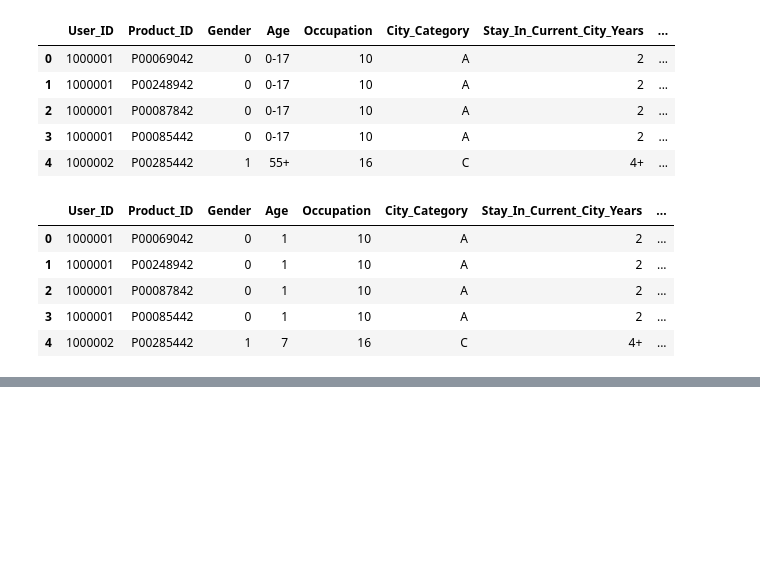
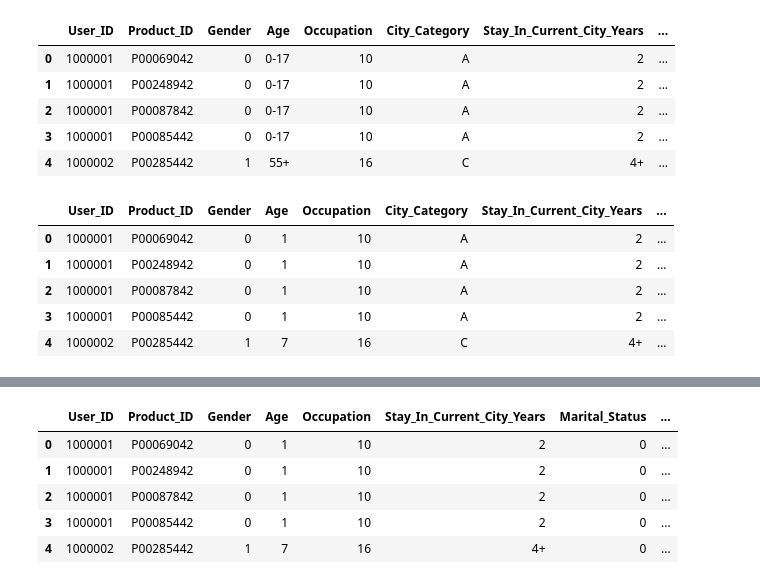
Before and after one commit to sai14karthik/Black-Friday-, a Jupyter notebook: code.ipynb, the cells around one changed output, grey strips where cells are left out. Cells and saved outputs as stored; diff of their text form; code cells hidden in the pictures; blank space fills up the shorter version.

```diff
--- a/code.ipynb
+++ b/code.ipynb
@@ -111,3 +111,6 @@ df.head()
 | 2 | 1000001 | P00087842 | 0 | 1 | 10 | A | 2 | ... |
 | 3 | 1000001 | P00085442 | 0 | 1 | 10 | A | 2 | ... |
 | 4 | 1000002 | P00285442 | 1 | 7 | 16 | C | 4+ | ... |
+# %%
+df_city=pd.get_dummies(df['City_Category'],drop_first=True)
+df_city.head()
@@ -113,0 +124,3 @@ df.head()
+# %%
+df_city=df_city*1
+df_city.head()
@@ -113,0 +134,12 @@ df.head()
+# %%
+df=pd.concat([df,df_city], axis=1)
+df.head()
+df.drop('City_Category' ,axis=1, inplace=True)
+df.head()
+# %% [output]
+|  | User_ID | Product_ID | Gender | Age | Occupation | Stay_In_Current_City_Years | Marital_Status | ... |
+| 0 | 1000001 | P00069042 | 0 | 1 | 10 | 2 | 0 | ... |
+| 1 | 1000001 | P00248942 | 0 | 1 | 10 | 2 | 0 | ... |
+| 2 | 1000001 | P00087842 | 0 | 1 | 10 | 2 | 0 | ... |
+| 3 | 1000001 | P00085442 | 0 | 1 | 10 | 2 | 0 | ... |
+| 4 | 1000002 | P00285442 | 1 | 7 | 16 | 4+ | 0 | ... |
```
Also changed, not shown: parts of 21 cells of this notebook.
